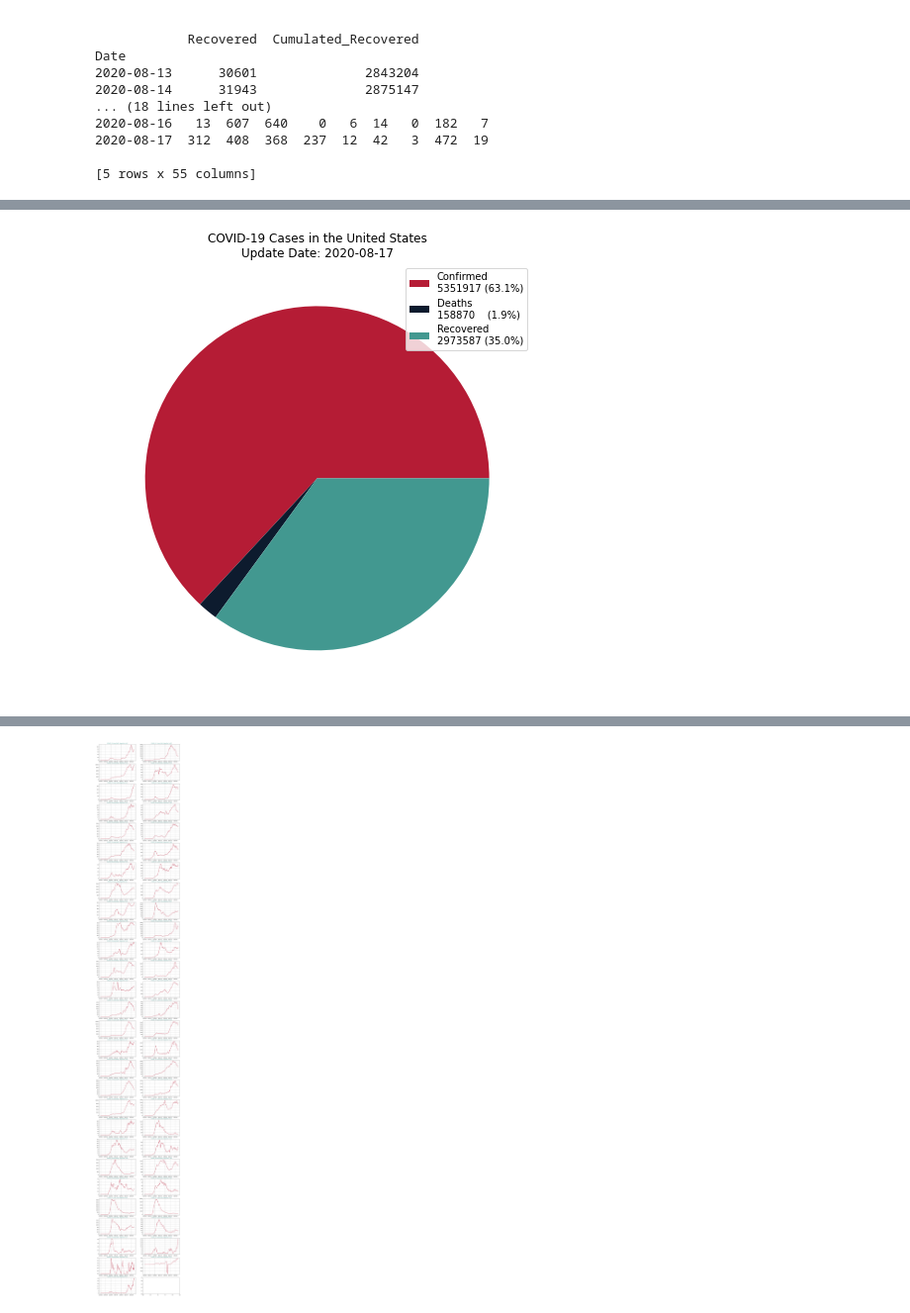
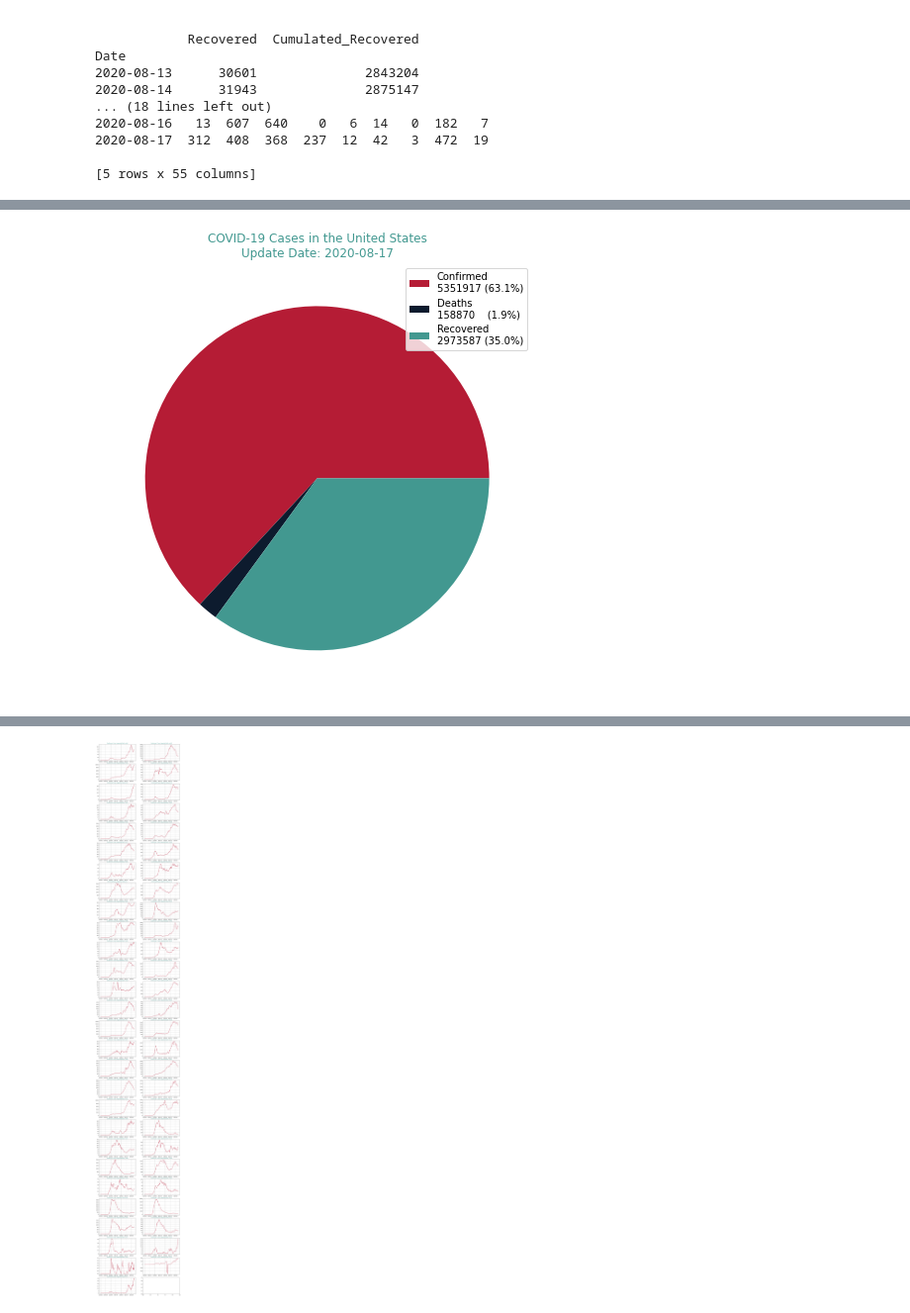
Before and after one commit to calldrj/COVID19.DataMining, a Jupyter notebook: COVID-19.Visualization.ipynb, the cells around one changed output, grey strips where cells are left out. Shown at 99% size. Saved outputs shown, nothing was run; the diff lists cells and outputs as text; code cells hidden in the pictures.

```diff
--- a/COVID-19.Visualization.ipynb
+++ b/COVID-19.Visualization.ipynb
@@ -52,23 +53,23 @@ None
 # %%
 colors = ['#B51C35', '#0D1B2E', '#429890']
 update_date = '2020-08-17'
 n_cases = [df_us.loc[update_date, 'Cumulated_Confirmed'],
            df_us.loc[update_date, 'Cumulated_Deaths'],
            df_us.loc[update_date, 'Cumulated_Recovered']]
 
 labels = ['Confirmed\n{} ({:.1f}%)'.format(n_cases[0],  100 * n_cases[0]/sum(n_cases)),
           'Deaths\n{}    ({:.1f}%)'.format(n_cases[1],  100 * n_cases[1]/sum(n_cases)),
           'Recovered\n{} ({:.1f}%)'.format(n_cases[2],  100 * n_cases[2]/sum(n_cases))]
 
 title = 'COVID-19 Cases in the United States\nUpdate Date: {}'.format(update_date)
 
 plt.pie(n_cases, colors=colors)
 plt.gcf().set_size_inches(8,8)
 plt.legend(labels)
-plt.title(title)
+plt.title(title, color=colors[2])
 plt.show()
 # %% [output]
-[figure, old version]
+[figure, new version]
 # %%
 cases = {colors[0]: 'Confirmed', colors[1]: 'Deaths', colors[2]: 'Recovered'}
 rolling_window = 7
```
Also changed, not shown: parts of 7 cells of this notebook.
